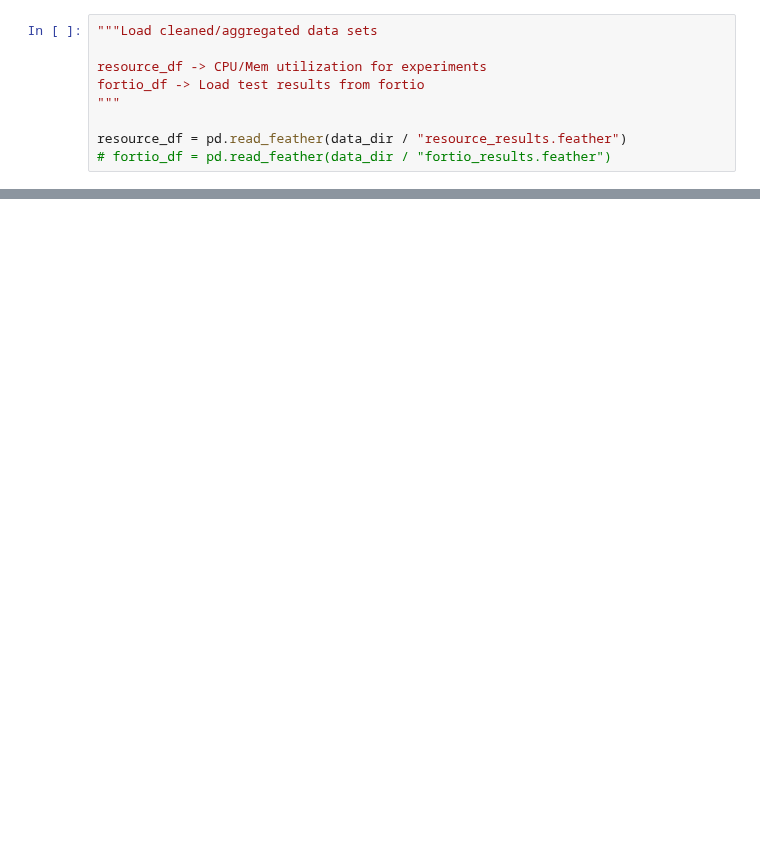
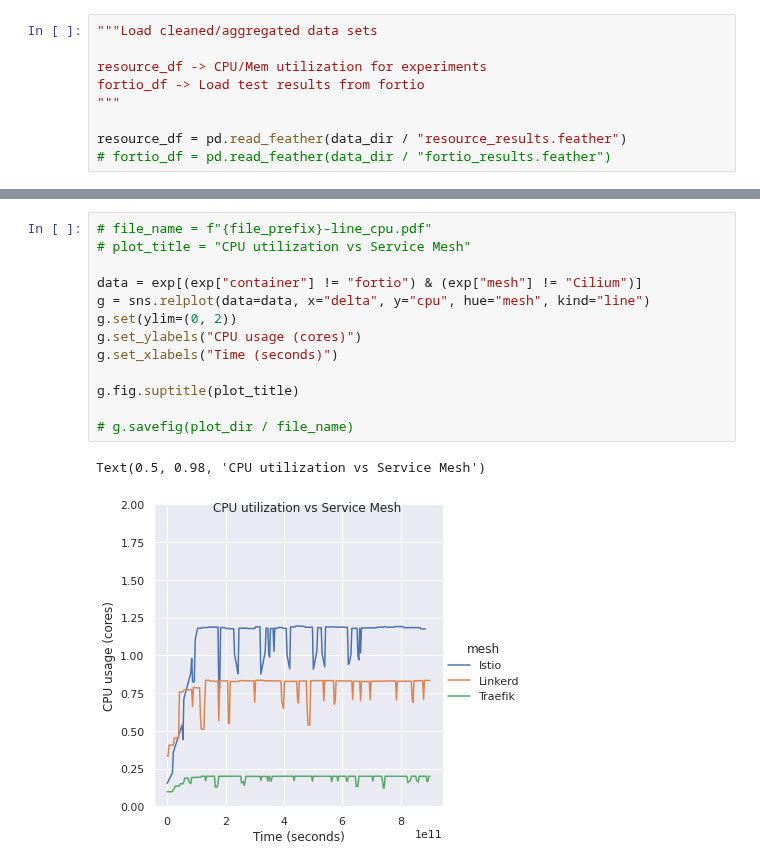
Before and after one commit to RichardBieringa/mesh-bench, a Jupyter notebook: viz/11_resource_usage.ipynb, the cells around one changed output, grey strips where cells are left out. Cells and saved outputs as stored; diff of their text form; blank space fills up the shorter version.

```diff
--- a/viz/11_resource_usage.ipynb
+++ b/viz/11_resource_usage.ipynb
@@ -189,2 +120,18 @@ for i, m in enumerate(mesh_configs):
+# %%
+# file_name = f"{file_prefix}-line_cpu.pdf"
+# plot_title = "CPU utilization vs Service Mesh"
+
+data = exp[(exp["container"] != "fortio") & (exp["mesh"] != "Cilium")]
+g = sns.relplot(data=data, x="delta", y="cpu", hue="mesh", kind="line")
+g.set(ylim=(0, 2))
+g.set_ylabels("CPU usage (cores)")
+g.set_xlabels("Time (seconds)")
+
+g.fig.suptitle(plot_title)
+
+# g.savefig(plot_dir / file_name)
+# %% [output]
+Text(0.5, 0.98, 'CPU utilization vs Service Mesh')
+[figure, added]
 # %%
 """
```
Also changed, not shown: parts of 7 cells of this notebook, 4 other files.
